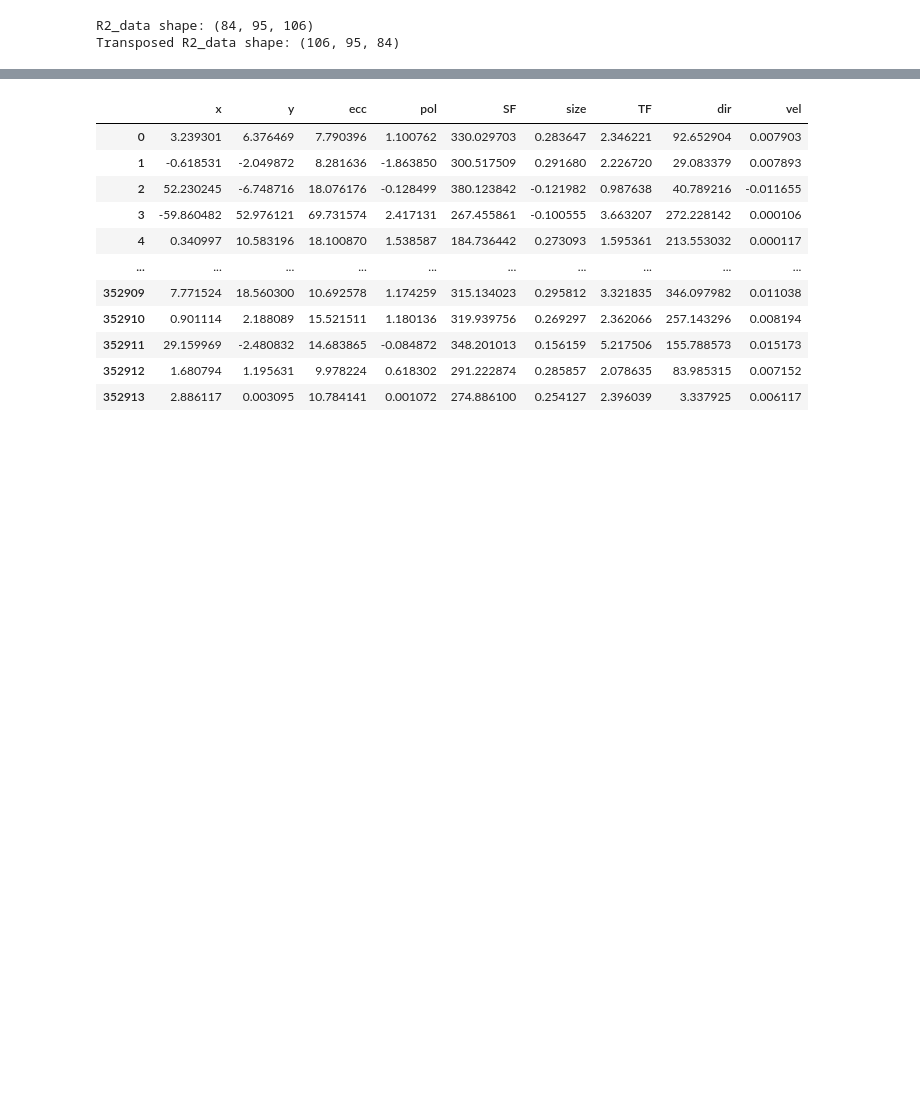
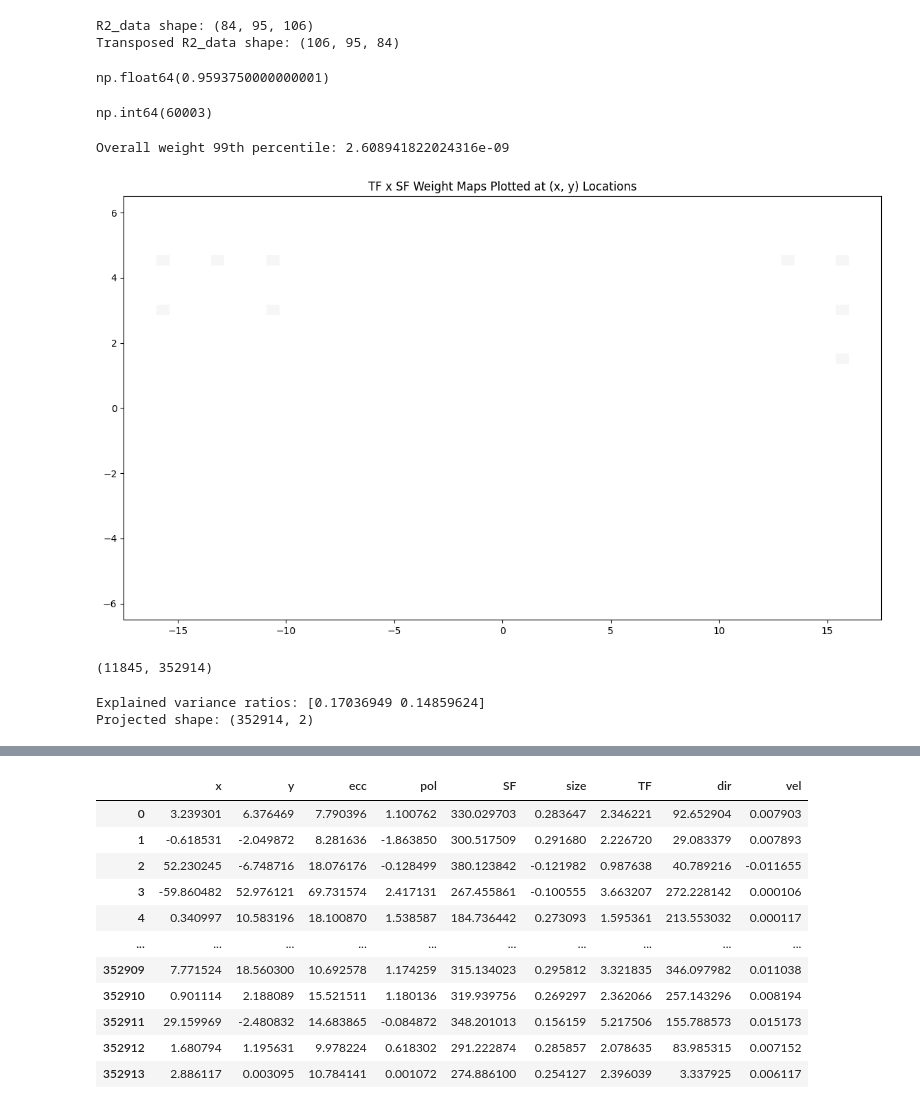
Before and after one commit to mdaghlian/AOT_analysis_mdag, a Jupyter notebook: AOTanalysis/voxelmotion/MDAG_TESTING.ipynb, the cells around one changed output, grey strips where cells are left out. Drawn from its saved outputs; the diff is of its cells as text; code cells hidden in the pictures; blank space fills up the shorter version.

```diff
--- a/AOTanalysis/voxelmotion/MDAG_TESTING.ipynb
+++ b/AOTanalysis/voxelmotion/MDAG_TESTING.ipynb
@@ -228,0 +296,4 @@ f3 = FilterInfoV2()
+# %%
+f3.pyramid.parameters['centerv'].max()
+# %% [output]
+np.float64(0.9593750000000001)
@@ -229 +392,14 @@ f3 = FilterInfoV2()
+# %%
+np.argmax(np.max(np.abs(primal_coef), axis=0))
+# %% [output]
+np.int64(60003)
+# %%
+plot_tf_sf_maps(f3, weights=primal_coef[:,671], vmin=-0.01, vmax=0.01, cmap='RdBu')
+# %% [output]
+Overall weight 99th percentile: 2.608941822024316e-09
+[figure, added]
+# %%
+primal_coef.shape
+# %% [output]
+(11845, 352914)
 # %%
@@ -230,0 +410,18 @@ wm = f3.filter_weighted_mean(primal_coef, ) #params=['pol'])
+# %%
+import numpy as np
+from sklearn.decomposition import PCA
+
+# Suppose data is a numpy array of shape (n_instances, n_features)
+# If yours is (n_features, n_instances), just transpose it:
+# data = data.T
+
+# Initialize PCA: choose number of components (e.g. 2) or fraction of variance
+pca = PCA(n_components=2)
+# Fit & transform the data
+X_reduced = pca.fit_transform(primal_coef.T)  # Transpose to shape (n_instances, n_features)
+
+print("Explained variance ratios:", pca.explained_variance_ratio_)
+print("Projected shape:", X_reduced.shape)
+# %% [output]
+Explained variance ratios: [0.17036949 0.14859624]
+Projected shape: (352914, 2)
```
Also changed, not shown: parts of 31 cells of this notebook.
